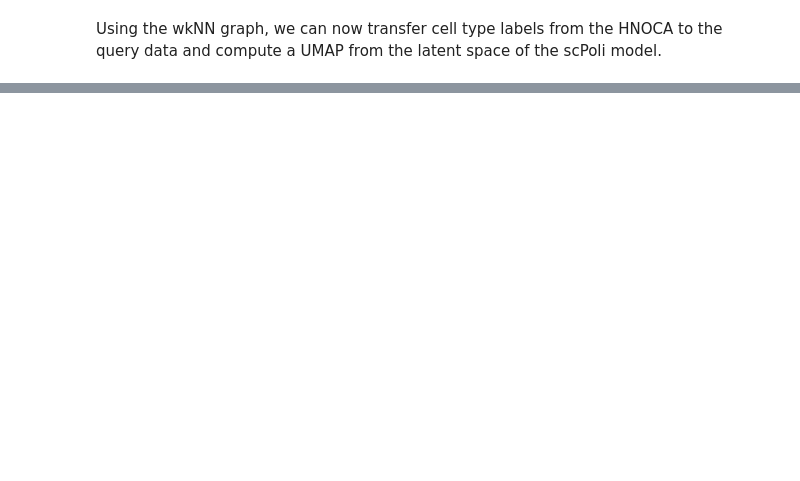
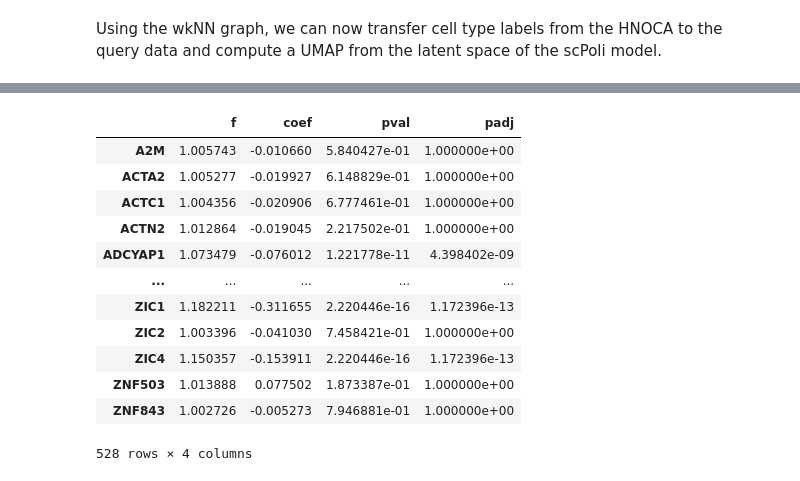
Before and after one commit to devsystemslab/HNOCA-tools, a Jupyter notebook: site/vignettes/atlas_mapping.ipynb, the cells around one changed output, grey strips where cells are left out. Saved outputs shown, nothing was run; the diff lists cells and outputs as text; code cells hidden in the pictures; blank space fills up the shorter version.

```diff
--- a/site/vignettes/atlas_mapping.ipynb
+++ b/site/vignettes/atlas_mapping.ipynb
@@ -109,0 +115,23 @@ Looks quite good! Now we can quantify the difference between the FXS dataset and
+# %%
+paired_de = stats.test_de_paired(
+    query_adata,
+    matched_adata,
+    num_threads=4,
+    var_names=query_adata.var_names,
+    adjust_method="holm",
+)
+paired_de
+# %% [output]
+|  | f | coef | pval | padj |
+| A2M | 1.005743 | -0.010660 | 5.840427e-01 | 1.000000e+00 |
+| ACTA2 | 1.005277 | -0.019927 | 6.148829e-01 | 1.000000e+00 |
+| ACTC1 | 1.004356 | -0.020906 | 6.777461e-01 | 1.000000e+00 |
+| ACTN2 | 1.012864 | -0.019045 | 2.217502e-01 | 1.000000e+00 |
+| ADCYAP1 | 1.073479 | -0.076012 | 1.221778e-11 | 4.398402e-09 |
+| ... | ... | ... | ... | ... |
+| ZIC1 | 1.182211 | -0.311655 | 2.220446e-16 | 1.172396e-13 |
+| ZIC2 | 1.003396 | -0.041030 | 7.458421e-01 | 1.000000e+00 |
+| ZIC4 | 1.150357 | -0.153911 | 2.220446e-16 | 1.172396e-13 |
+| ZNF503 | 1.013888 | 0.077502 | 1.873387e-01 | 1.000000e+00 |
+| ZNF843 | 1.002726 | -0.005273 | 7.946881e-01 | 1.000000e+00 |
+528 rows × 4 columns
```
Also changed, not shown: parts of 9 cells of this notebook.
